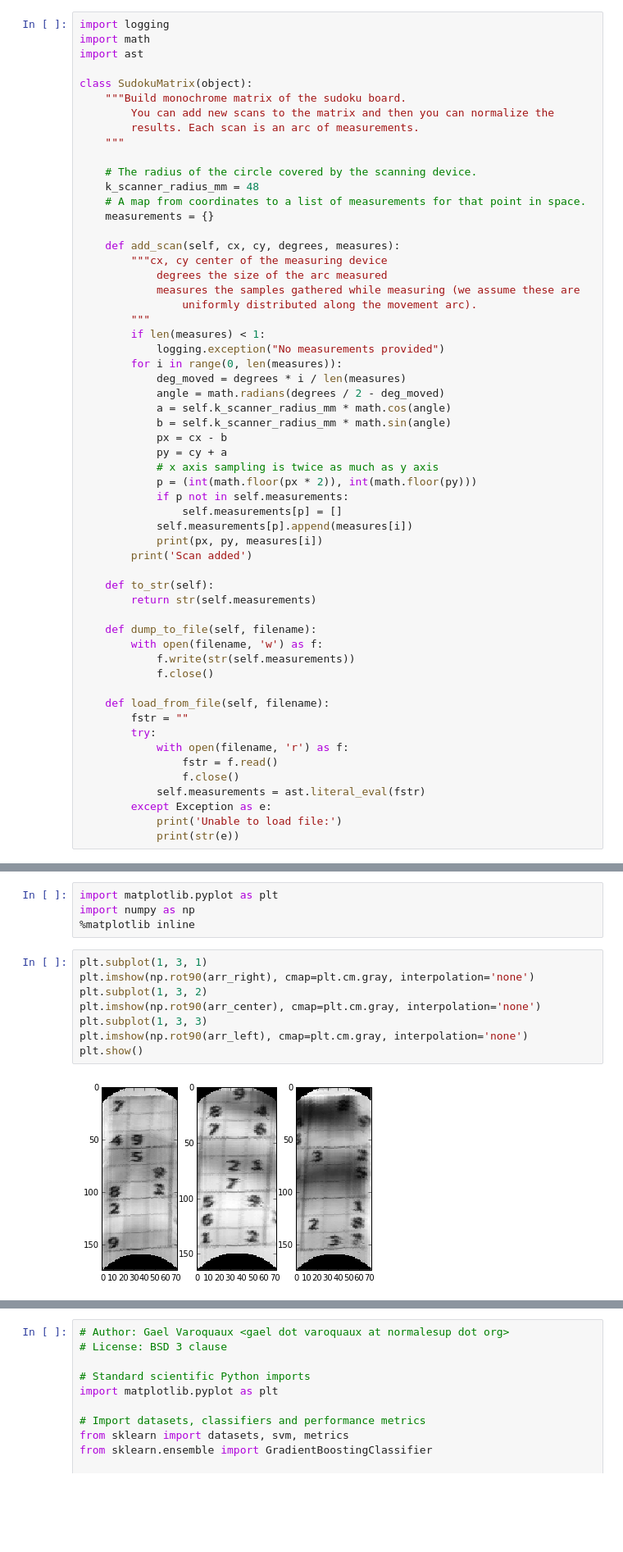
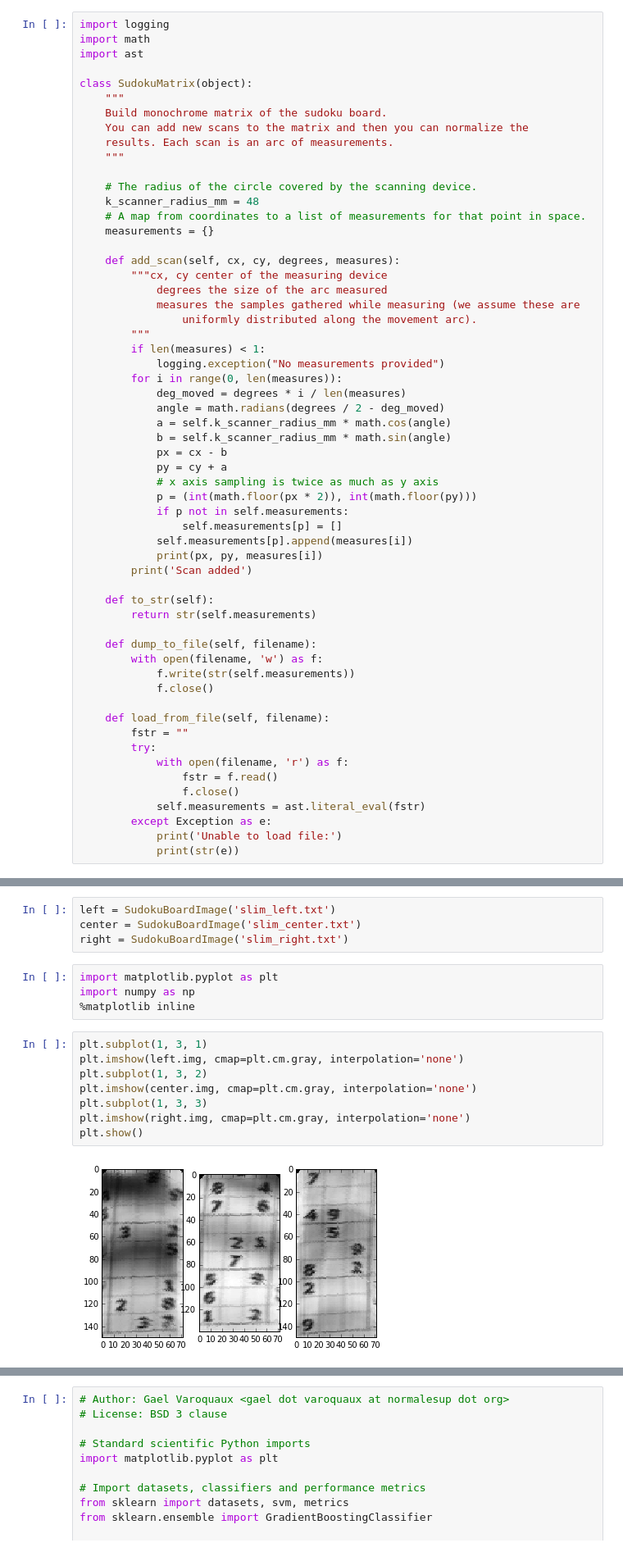
Before and after one commit to dan-ionut-fechete/ev3, a Jupyter notebook: notebooks/the-matrix.ipynb, the cells around one changed output, grey strips where cells are left out. Shown at 82% size. Drawn from its saved outputs; the diff is of its cells as text; blank space fills up the shorter version.

Commit message:
* Contrasting via local otsu filtering * Digit rectagle detection using heuristics * Consolidated all image processing code into one class

```diff
--- a/notebooks/the-matrix.ipynb
+++ b/notebooks/the-matrix.ipynb
@@ -4,9 +4,10 @@ import math
 import ast
 
 class SudokuMatrix(object):
-    """Build monochrome matrix of the sudoku board.
-        You can add new scans to the matrix and then you can normalize the
-        results. Each scan is an arc of measurements.
+    """
+    Build monochrome matrix of the sudoku board.
+    You can add new scans to the matrix and then you can normalize the
+    results. Each scan is an arc of measurements.
     """
 
     # The radius of the circle covered by the scanning device.
@@ -123,14 +225,18 @@ arr_right = build_matrix(m)
+# %%
+left = SudokuBoardImage('slim_left.txt')
+center = SudokuBoardImage('slim_center.txt')
+right = SudokuBoardImage('slim_right.txt')
 # %%
 import matplotlib.pyplot as plt
 import numpy as np
 %matplotlib inline
 # %%
 plt.subplot(1, 3, 1)
-plt.imshow(np.rot90(arr_right), cmap=plt.cm.gray, interpolation='none')
+plt.imshow(left.img, cmap=plt.cm.gray, interpolation='none')
 plt.subplot(1, 3, 2)
-plt.imshow(np.rot90(arr_center), cmap=plt.cm.gray, interpolation='none')
+plt.imshow(center.img, cmap=plt.cm.gray, interpolation='none')
 plt.subplot(1, 3, 3)
-plt.imshow(np.rot90(arr_left), cmap=plt.cm.gray, interpolation='none')
+plt.imshow(right.img, cmap=plt.cm.gray, interpolation='none')
 plt.show()
 # %% [output]
-[figure, old version]
+[figure, new version]
```
Also changed, not shown: parts of 12 cells of this notebook, 1 other file.
